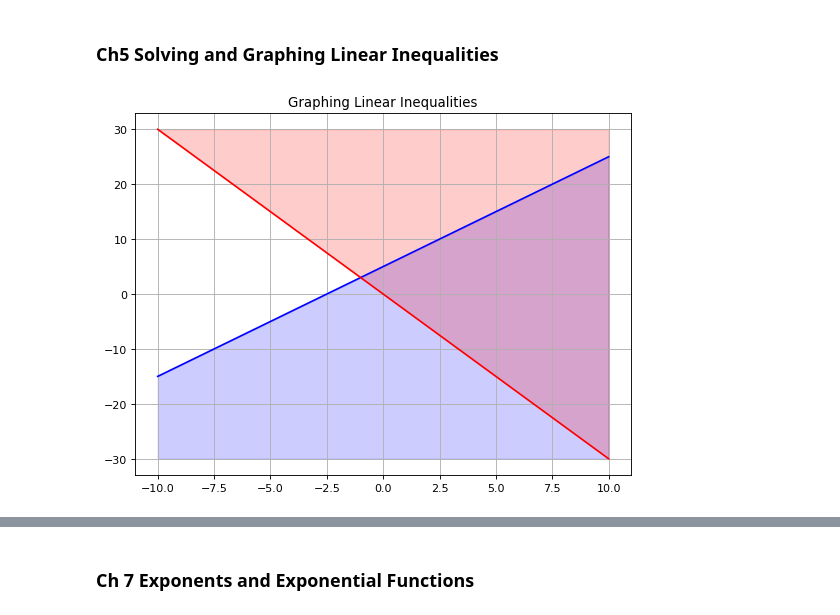
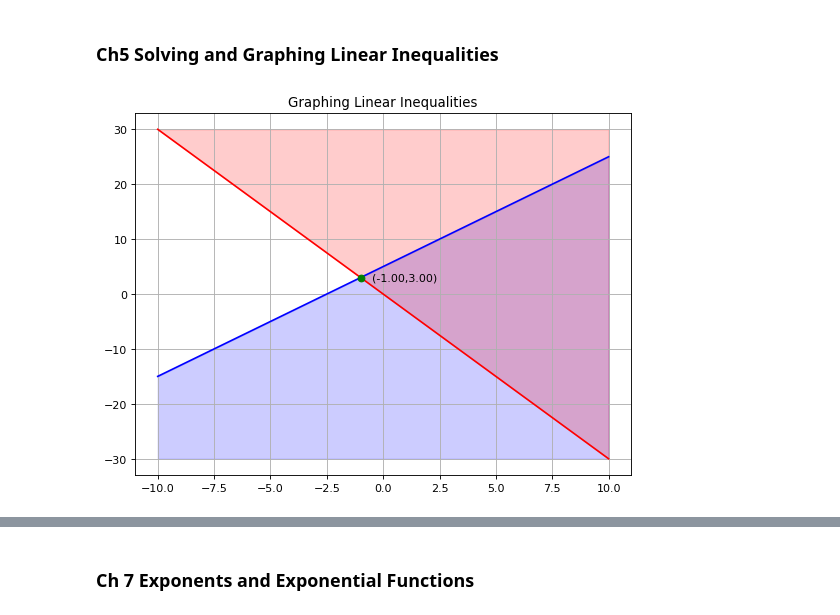
Before and after one commit to apextw/math, a Jupyter notebook: Learn Math with Python - Grade 8.ipynb, the cells around one changed output, grey strips where cells are left out. Saved outputs shown, nothing was run; the diff lists cells and outputs as text; code cells hidden in the pictures.

```diff
--- a/Learn Math with Python - Grade 8.ipynb
+++ b/Learn Math with Python - Grade 8.ipynb
@@ -371,32 +702,41 @@ import matplotlib.pyplot as plt
 import numpy as np
 from sympy import *
 
 # Define two lines
 m1,b1 = 2.0,5.0
 m2,b2 = -3.0,0.0
 
 # Region of interest
 ROI = 10
 x = np.linspace(-ROI, ROI)
 
 y1 = m1 * x + b1
 y2 = m2 * x + b2
 
 # Find max/min of Y
 max_y = np.max([y1,y2])
 min_y = np.min([y1,y2])
 
+################################################################################
 # Solve the inequalties
-
+xs = Symbol('xs')
+ys = Symbol('ys')
+f1 = 'ys-{}*xs-{}'.format(m1,b1)
+f2 = 'ys-{}*xs-{}'.format(m2,b2)
+res = solve([f1,f2],dict=True)
+xf = np.float32(res[0][xs])
+yf = np.float32(res[0][ys])
 ################################################################################
 # Plotting
 plt.figure(figsize=(8, 6), dpi=80)
 plt.title('Graphing Linear Inequalities')
 plt.fill_between(x, y1, min_y,color='b',alpha=0.2)
 plt.fill_between(x, max_y, y2,color='r',alpha=0.2)
 plt.plot(x,y1,color='b')
 plt.plot(x,y2,color='r')
+plt.plot(xf,yf,'go')
+plt.text(xf+0.5,yf-0.5,"({:.2f},{:.2f})".format(res[0][xs],res[0][ys]))
 plt.grid(True)
 plt.show()
 # %% [output]
-[figure, old version]
+[figure, new version]
```
Also changed, not shown: parts of 27 cells of this notebook, 4 other files.
